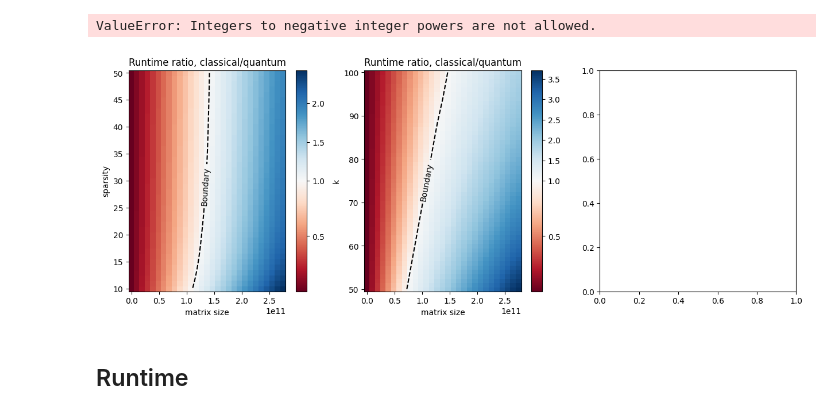
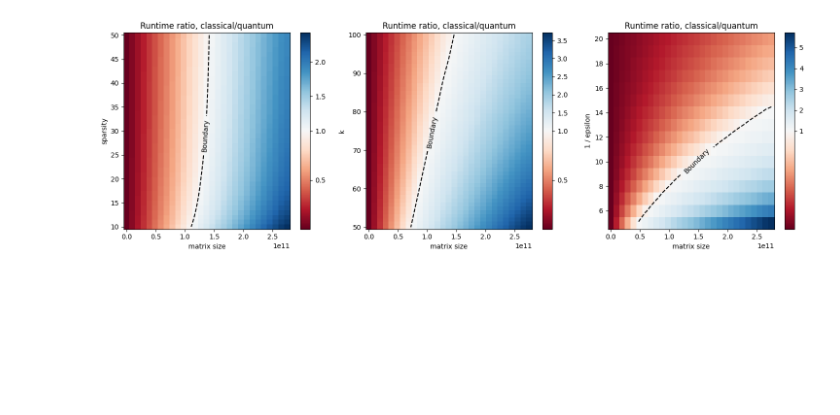
Before and after one commit to tiger9tu/HHL, a Jupyter notebook: tools/heatmap.ipynb, the cells around one changed output. Cells and saved outputs as stored; diff of their text form; code cells hidden in the pictures; blank space fills up the shorter version.

```diff
--- a/tools/heatmap.ipynb
+++ b/tools/heatmap.ipynb
@@ -71,5 +62,5 @@ plot_logical_volume()
 # %%
-def plot_runtime():  # set this function to avoid conflict variables
+def plot_runtime_heatmap():  # set this function to avoid conflict variables
 
     def sub_plot(ax, x,y, data, title, xlabel, ylabel):
         norm = colors.TwoSlopeNorm(vmin=data.min(), vcenter=1, vmax=data.max())
@@ -90,18 +81,6 @@ def plot_runtime():  # set this function to avoid conflict variables
         )
         ax.clabel(contour, fmt="Boundary", fontsize = 10,colors="black")
 
-    def calculate_q_runtime(k, s, epsilon, n):
-        per_hs_runtime = (3000000 + 70000 * n) * 1e-9
-        nhs = (
-            np.sqrt(80 / 3) * np.pi * k**2 * s / np.power(10.0,-epsilon) ** 2
-        )  # here we assume that there are s summands
-
-        return nhs * per_hs_runtime
-
-    def calculate_c_runtime(k, s, epsilon, N):
-        flops = 0.5 * k * np.log(2 / np.power(10.0, -epsilon)) * (4 * N * s + 14 * N)
-        return flops * 1e-9
-
     def calculate_ratio(q_runtime, c_runtime, N, n_start):
         ratio = c_runtime
         for i in range(0, N.shape[0]):
@@ -112,9 +91,9 @@ def plot_runtime():  # set this function to avoid conflict variables
 
     s_start, s_end, ds = 10, 50, 1
     k_start, k_end, dk = 50, 100, 1
-    epsilon_start, epsilon_end, depslilon = 1, 4, 1
+    epsilon_inv_start, epsilon_inv_end, depslilon_inv = 5, 20, 1
 
-    fix_k, fix_epsilon, fix_s = 100, 1, 100
+    fix_k, fix_epsilon_inv, fix_s = 100, 10, 100
     n_start, n_end, dn = 10, 38, 1
 
     # big N used by classical plot
@@ -130,43 +109,41 @@ def plot_runtime():  # set this function to avoid conflict variables
     ###############################
     s, n = np.mgrid[s_start : s_end + ds : ds, n_start : n_end + dn : dn]
     _, n_s_N = np.mgrid[s_start : s_end + ds : ds, N_start : N_end + dN : dN]
 
-    n_s_q_runtime = calculate_q_runtime(fix_k, s, fix_epsilon, n)
-    n_s_c_runtime = calculate_c_runtime(fix_k, s, fix_epsilon, n_s_N)
+    n_s_q_runtime = calculate_q_runtime(fix_k, s, fix_epsilon_inv, 2**n)
+    n_s_c_runtime = calculate_c_runtime(fix_k, s, fix_epsilon_inv, n_s_N)
     n_s_ratio = calculate_ratio(n_s_q_runtime, n_s_c_runtime, n_s_N, n_start)
 
     sub_plot(axs[0], n_s_N, s, n_s_ratio, "Runtime ratio, classical/quantum", "matrix size", "sparsity")
 
     ###############################
     # k - n
     ###############################
     k, n = np.mgrid[k_start : k_end + dk : dk, n_start : n_end + dn : dn]
     _, n_k_N = np.mgrid[k_start : k_end + dk : dk, N_start : N_end + dN : dN]
-    n_k_q_runtime = calculate_q_runtime(k, fix_s, fix_epsilon, n)
-    n_k_c_runtime = calculate_c_runtime(k, fix_s, fix_epsilon, n_k_N)
+    n_k_q_runtime = calculate_q_runtime(k, fix_s, fix_epsilon_inv, 2**n)
+    n_k_c_runtime = calculate_c_runtime(k, fix_s, fix_epsilon_inv, n_k_N)
     n_k_ratio = calculate_ratio(n_k_q_runtime, n_k_c_runtime, n_k_N, n_start)
 
     sub_plot(axs[1], n_k_N, k, n_k_ratio, "Runtime ratio, classical/quantum", "matrix size", "k")
 
     ###############################
     # epsilon - n
     ###############################
-    epsilon, n = np.mgrid[epsilon_start : epsilon_end + depslilon : depslilon, n_start : n_end + dn : dn]
-    _, n_epsilon_N = np.mgrid[epsilon_start : epsilon_end + depslilon : depslilon, N_start : N_end + dN : dN]
-    n_epsilon_q_runtime = calculate_q_runtime(fix_k, fix_s, epsilon, n)
+
+    epsilon, n = np.mgrid[epsilon_inv_start : epsilon_inv_end + depslilon_inv : depslilon_inv, n_start : n_end + dn : dn]
+    _, n_epsilon_N = np.mgrid[epsilon_inv_start : epsilon_inv_end + depslilon_inv : depslilon_inv, N_start : N_end + dN : dN]
+    n_epsilon_q_runtime = calculate_q_runtime(fix_k, fix_s, epsilon, 2**n)
     n_epsilon_c_runtime = calculate_c_runtime(fix_k, fix_s, epsilon, n_epsilon_N)
     n_epsilon_ratio = calculate_ratio(n_epsilon_q_runtime, n_epsilon_c_runtime, n_epsilon_N, n_start)
 
-    sub_plot(axs[2], n_epsilon_N, epsilon, n_epsilon_ratio, "Runtime ratio, classical/quantum", "matrix size", "epsilon")
+    sub_plot(axs[2], n_epsilon_N, epsilon, n_epsilon_ratio, "Runtime ratio, classical/quantum", "matrix size", "1 / epsilon")
 
     plt.tight_layout()
 
     plt.show()
 
 
-plot_runtime()
+plot_runtime_heatmap()
 # %% [output]
-ValueError: Integers to negative integer powers are not allowed.
-[figure, old version]
+[figure, new version]
-# %% [markdown]
-## Runtime
```
Also changed, not shown: parts of 11 cells of this notebook.
